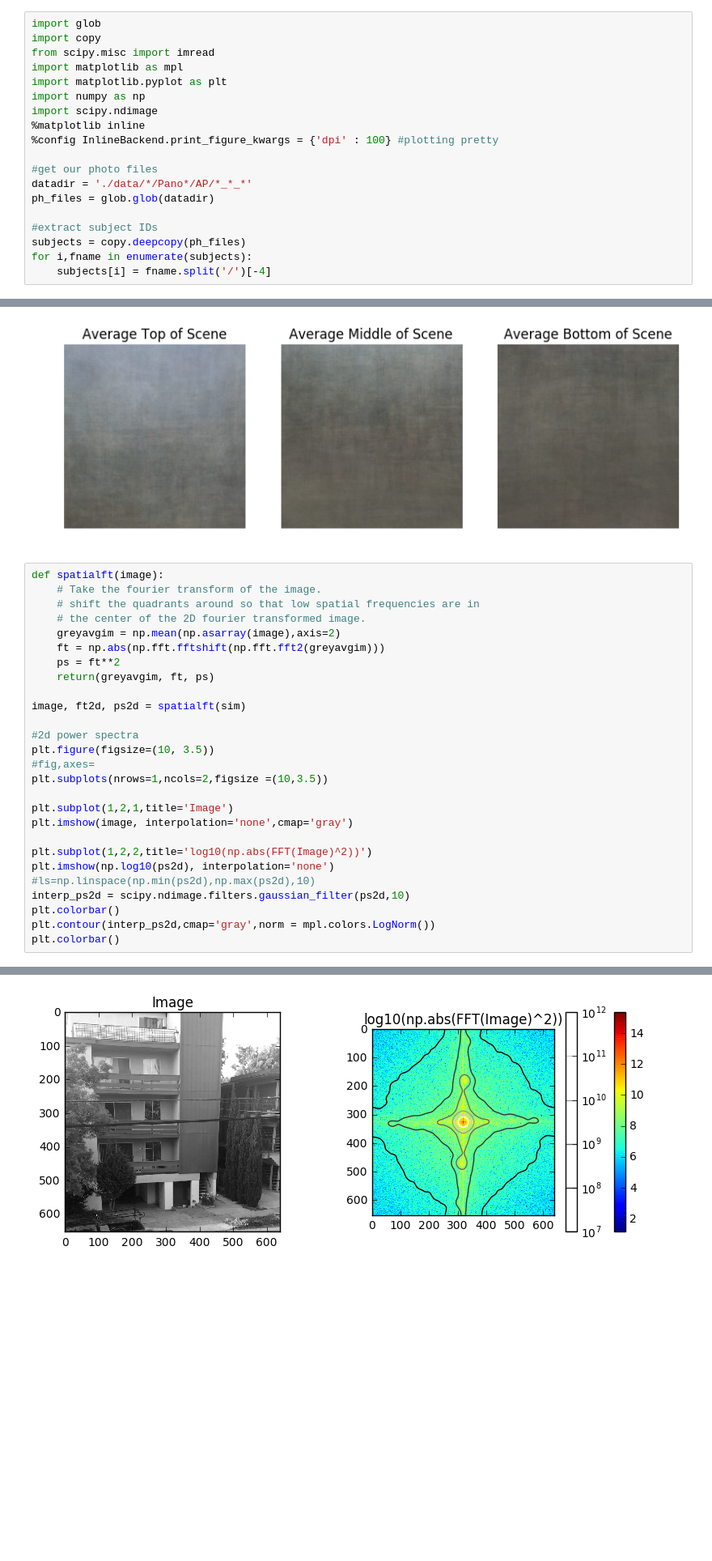
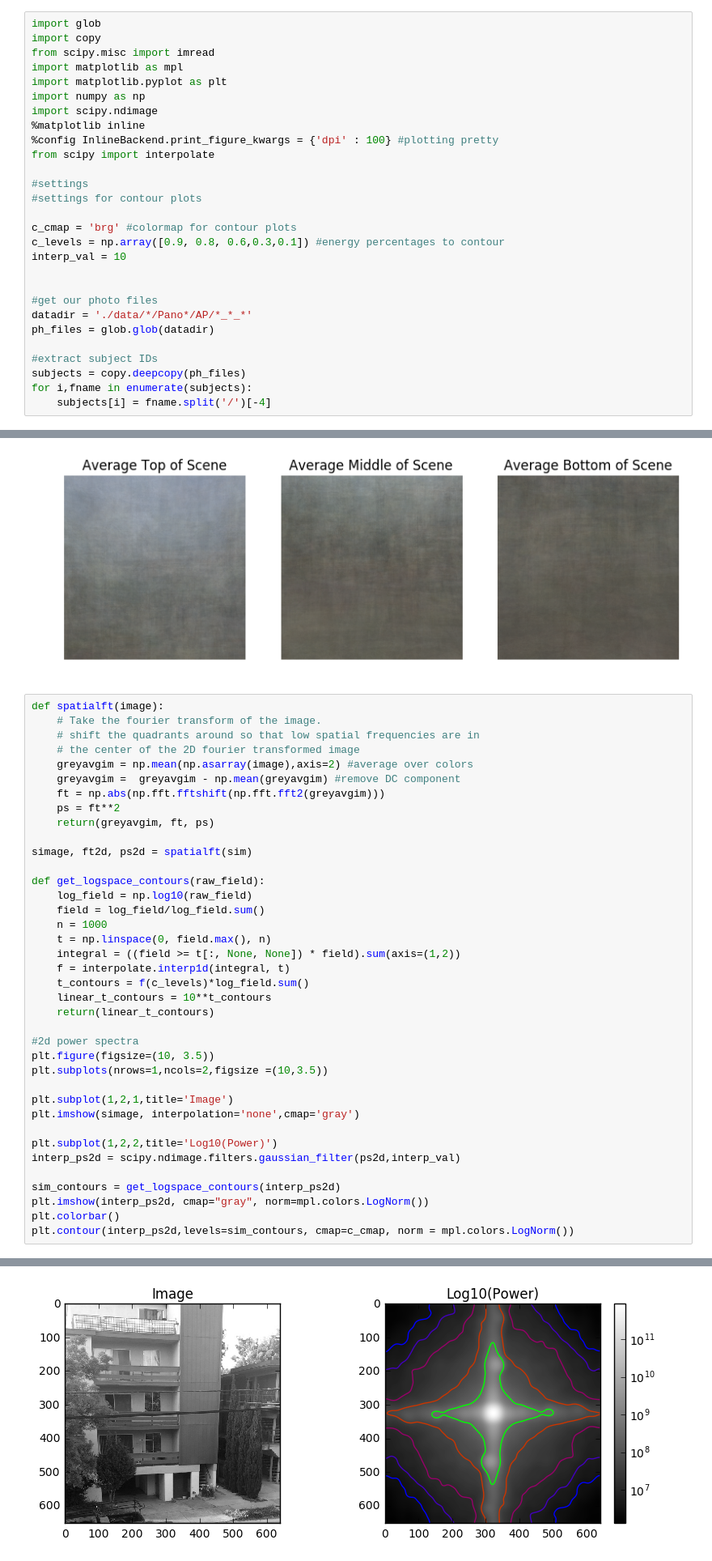
Before and after one commit to Akshugopi/myopiaNaturalScenes, a Jupyter notebook: myopiaNaturalScenes.ipynb, the cells around one changed output, grey strips where cells are left out. Shown at 81% size. Cells and saved outputs as stored; diff of their text form; blank space fills up the shorter version.

Commit message:
got contour plots on lock

```diff
--- a/myopiaNaturalScenes.ipynb
+++ b/myopiaNaturalScenes.ipynb
@@ -8,6 +8,15 @@ import numpy as np
 import scipy.ndimage
 %matplotlib inline
 %config InlineBackend.print_figure_kwargs = {'dpi' : 100} #plotting pretty
+from scipy import interpolate
+
+#settings
+#settings for contour plots
+
+c_cmap = 'brg' #colormap for contour plots
+c_levels = np.array([0.9, 0.8, 0.6,0.3,0.1]) #energy percentages to contour
+interp_val = 10
+
 
 #get our photo files
 datadir = './data/*/Pano*/AP/*_*_*'
@@ -120,27 +129,38 @@ plt.axis('off')
 def spatialft(image):
     # Take the fourier transform of the image.
     # shift the quadrants around so that low spatial frequencies are in
-    # the center of the 2D fourier transformed image.
-    greyavgim = np.mean(np.asarray(image),axis=2)
+    # the center of the 2D fourier transformed image
+    greyavgim = np.mean(np.asarray(image),axis=2) #average over colors
+    greyavgim =  greyavgim - np.mean(greyavgim) #remove DC component
     ft = np.abs(np.fft.fftshift(np.fft.fft2(greyavgim)))
     ps = ft**2
     return(greyavgim, ft, ps)
 
-image, ft2d, ps2d = spatialft(sim)
+simage, ft2d, ps2d = spatialft(sim)
+
+def get_logspace_contours(raw_field):
+    log_field = np.log10(raw_field)
+    field = log_field/log_field.sum()
+    n = 1000
+    t = np.linspace(0, field.max(), n)
+    integral = ((field >= t[:, None, None]) * field).sum(axis=(1,2))
+    f = interpolate.interp1d(integral, t)
+    t_contours = f(c_levels)*log_field.sum()
+    linear_t_contours = 10**t_contours
+    return(linear_t_contours)
 
 #2d power spectra
 plt.figure(figsize=(10, 3.5))
-#fig,axes=
 plt.subplots(nrows=1,ncols=2,figsize =(10,3.5))
 
 plt.subplot(1,2,1,title='Image')
-plt.imshow(image, interpolation='none',cmap='gray')
+plt.imshow(simage, interpolation='none',cmap='gray')
 
-plt.subplot(1,2,2,title='log10(np.abs(FFT(Image)^2))')
-plt.imshow(np.log10(ps2d), interpolation='none')
-#ls=np.linspace(np.min(ps2d),np.max(ps2d),10)
-interp_ps2d = scipy.ndimage.filters.gaussian_filter(ps2d,10)
+plt.subplot(1,2,2,title='Log10(Power)')
+interp_ps2d = scipy.ndimage.filters.gaussian_filter(ps2d,interp_val)
+
+sim_contours = get_logspace_contours(interp_ps2d)
+plt.imshow(interp_ps2d, cmap="gray", norm=mpl.colors.LogNorm())
 plt.colorbar()
-plt.contour(interp_ps2d,cmap='gray',norm = mpl.colors.LogNorm())
-plt.colorbar()
+plt.contour(interp_ps2d,levels=sim_contours, cmap=c_cmap, norm = mpl.colors.LogNorm())
 # %% [output]
@@ -148,2 +168,2 @@ plt.colorbar()
 <matplotlib.figure.Figure at 0x...>
-[figure, old version]
+[figure, new version]
```
Also changed, not shown: parts of 6 cells of this notebook.
